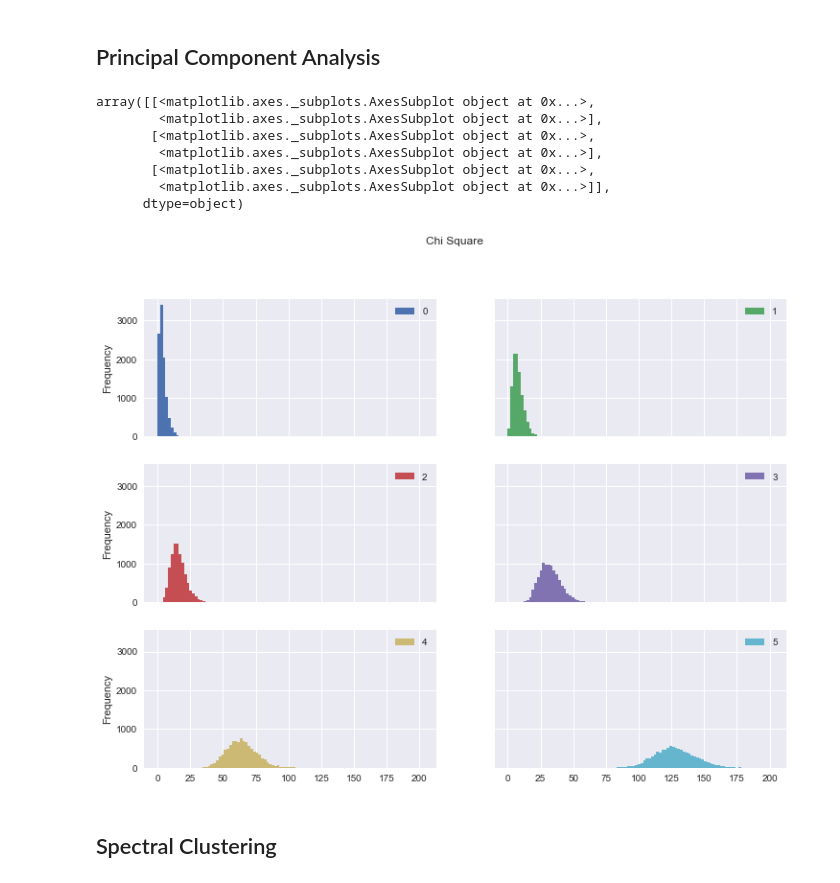
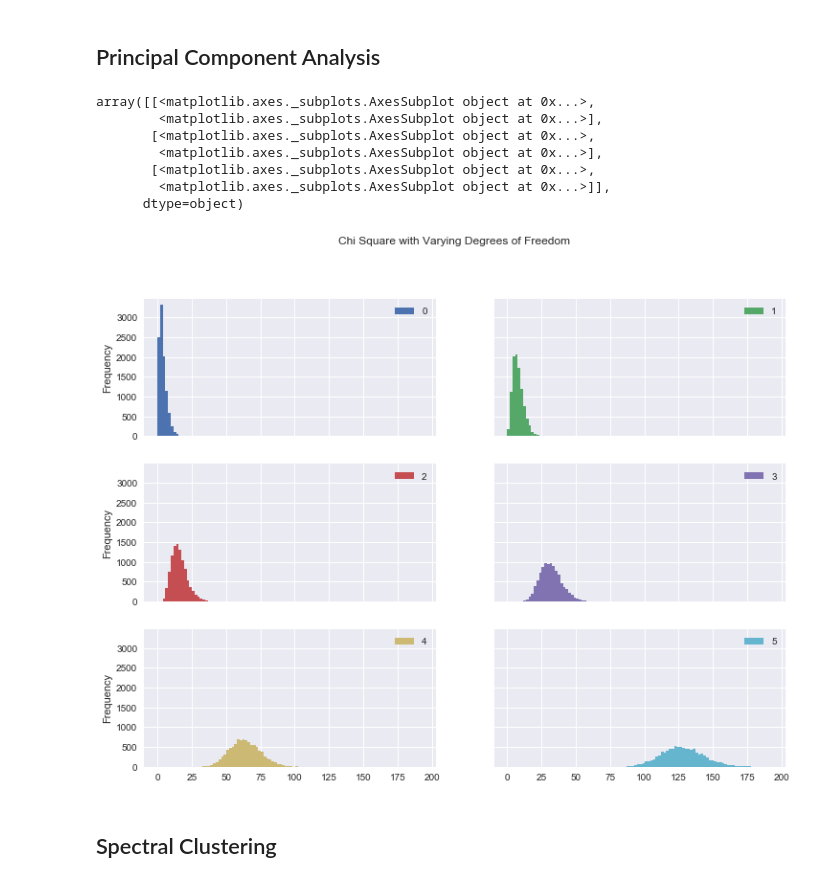
Before and after one commit to milesaturpin/math-with-python, a Jupyter notebook: high-dim-data.ipynb, the cells around one changed output. Drawn from its saved outputs; the diff is of its cells as text; code cells hidden in the pictures.

```diff
--- a/high-dim-data.ipynb
+++ b/high-dim-data.ipynb
@@ -24,12 +21,13 @@ Helper classes
 # %%
 import numpy as np
-from numpy.linalg import norm
+from scipy.linalg import norm
 import scipy as sp
 import pandas as pd
 import matplotlib.pyplot as plt
 import matplotlib
 import networkx as nx
-matplotlib.style.use('seaborn')
+from sklearn.datasets import make_swiss_roll
+matplotlib.style.use('seaborn-white')
 # %% [markdown]
 ## Principal Component Analysis
 # %%
@@ -37,18 +36,23 @@ A = np.random.randn(10,10)
 v = np.random.randn(10,1)
 w = np.random.randn(10,1)
 # %%
-(pd.DataFrame([[norm(np.random.randn(p,1))**2 for _ in range(10000)] for p in [2**i for i in range(2,8)]]).T
- .plot.hist(bins=100, subplots=True, layout=(-1,2), figsize=(12,9), title='Chi Square', sharey=True)
-)
+(pd.DataFrame([[norm(np.random.randn(p,1))**2 for _ in range(10000)]
+               for p in [2**i for i in range(2,8)]]).T
+ .plot.hist(bins=100,
+            subplots=True,
+            layout=(-1,2),
+            figsize=(12,9),
+            title='Chi Square with Varying Degrees of Freedom',
+            sharey=True))
 # %% [output]
 array([[<matplotlib.axes._subplots.AxesSubplot object at 0x...>,
         <matplotlib.axes._subplots.AxesSubplot object at 0x...>],
        [<matplotlib.axes._subplots.AxesSubplot object at 0x...>,
         <matplotlib.axes._subplots.AxesSubplot object at 0x...>],
        [<matplotlib.axes._subplots.AxesSubplot object at 0x...>,
         <matplotlib.axes._subplots.AxesSubplot object at 0x...>]],
       dtype=object)
-[figure, old version]
+[figure, new version]
 # %% [markdown]
 ## Spectral Clustering
 # %%
```
Also changed, not shown: parts of 53 cells of this notebook, 5 other files.
